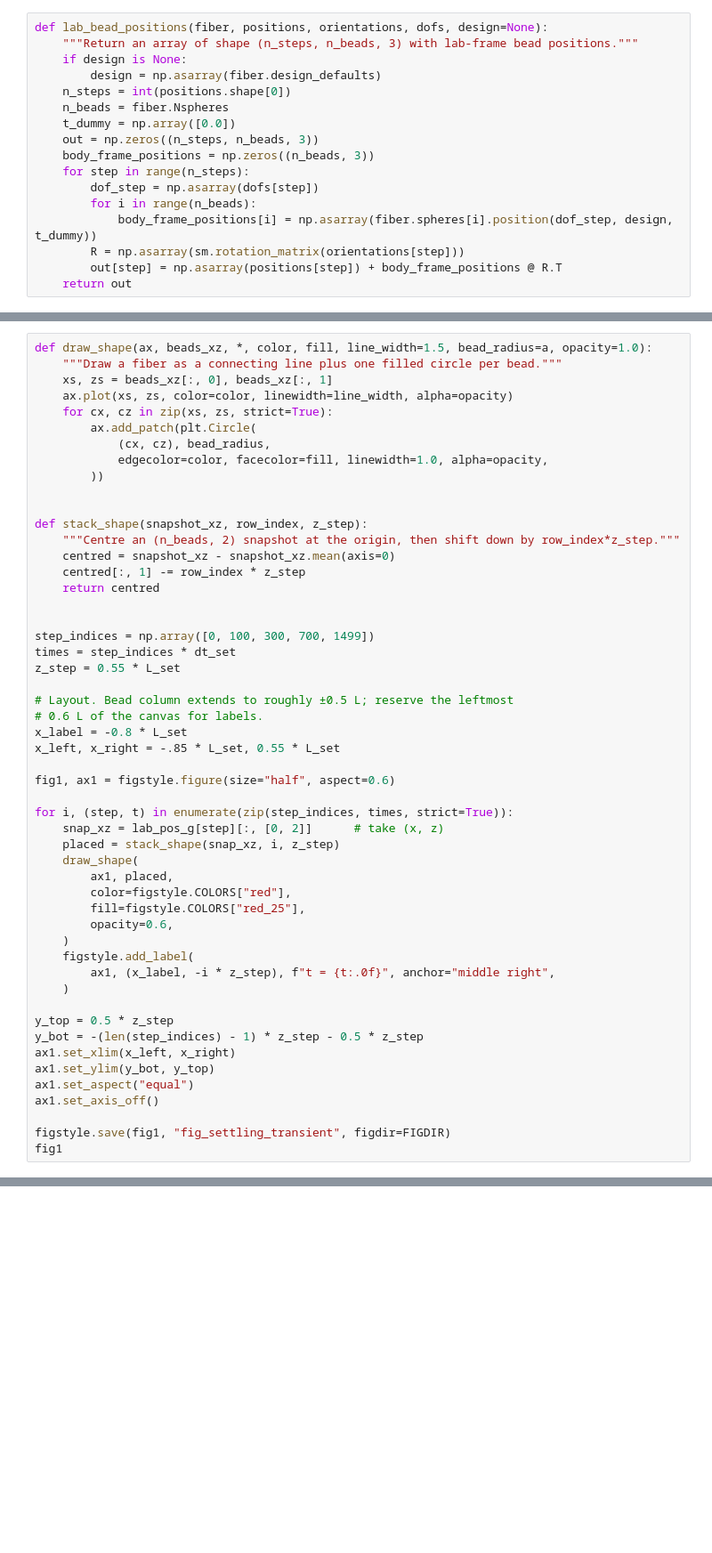
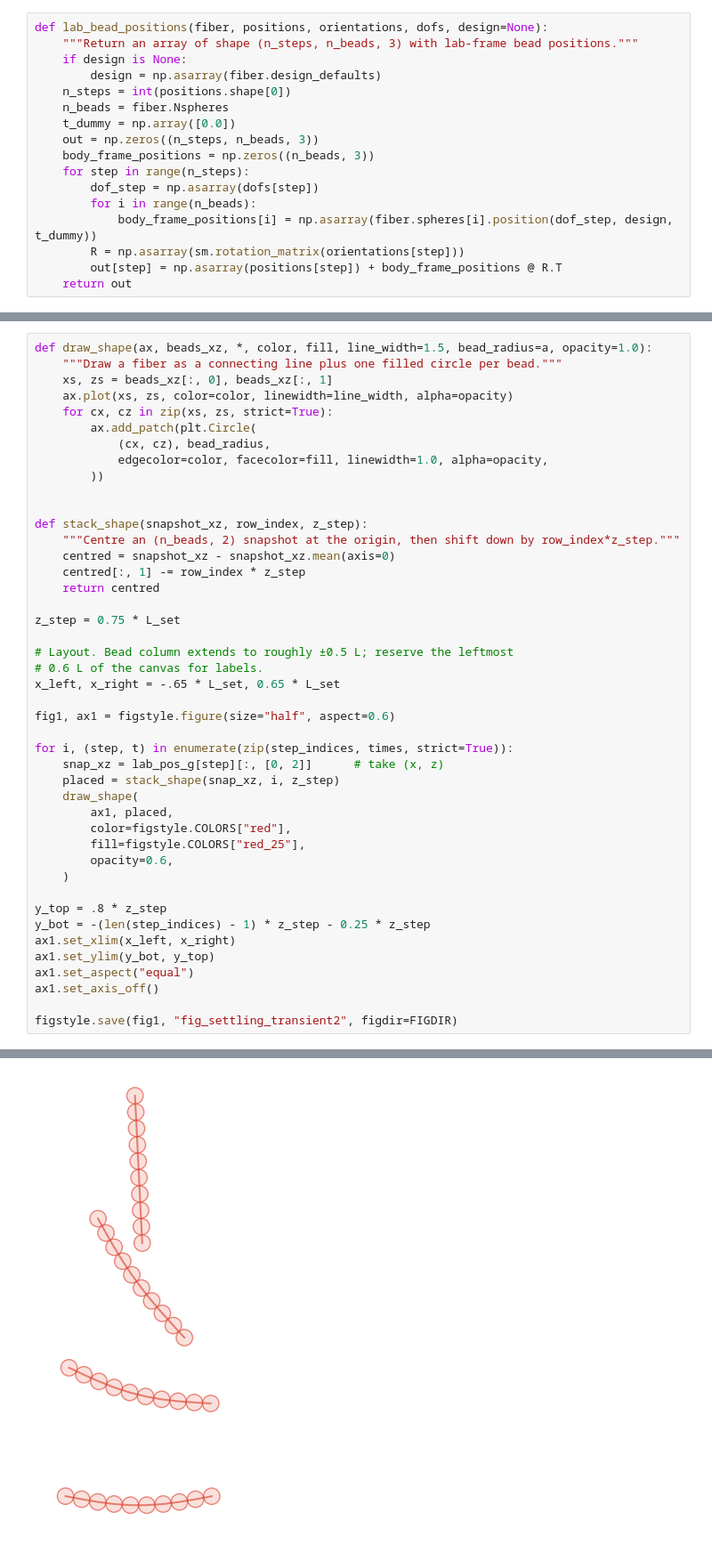
Before and after one commit to C0PEP0D/SoftMobility, a Jupyter notebook: softmobility/tutorials/12_flexible_fiber_2d.ipynb, the cells around one changed output, grey strips where cells are left out. Shown at 89% size. Cells and saved outputs as stored; diff of their text form; blank space fills up the shorter version.

```diff
--- a/softmobility/tutorials/12_flexible_fiber_2d.ipynb
+++ b/softmobility/tutorials/12_flexible_fiber_2d.ipynb
@@ -179,15 +200,11 @@ def stack_shape(snapshot_xz, row_index, z_step):
     centred[:, 1] -= row_index * z_step
     return centred
 
-
-step_indices = np.array([0, 100, 300, 700, 1499])
-times = step_indices * dt_set
-z_step = 0.55 * L_set
+z_step = 0.75 * L_set
 
 # Layout. Bead column extends to roughly ±0.5 L; reserve the leftmost
 # 0.6 L of the canvas for labels.
-x_label = -0.8 * L_set
-x_left, x_right = -.85 * L_set, 0.55 * L_set
+x_left, x_right = -.65 * L_set, 0.65 * L_set
 
 fig1, ax1 = figstyle.figure(size="half", aspect=0.6)
 
@@ -200,16 +217,13 @@ for i, (step, t) in enumerate(zip(step_indices, times, strict=True)):
         fill=figstyle.COLORS["red_25"],
         opacity=0.6,
     )
-    figstyle.add_label(
-        ax1, (x_label, -i * z_step), f"t = {t:.0f}", anchor="middle right",
-    )
 
-y_top = 0.5 * z_step
-y_bot = -(len(step_indices) - 1) * z_step - 0.5 * z_step
+y_top = .8 * z_step
+y_bot = -(len(step_indices) - 1) * z_step - 0.25 * z_step
 ax1.set_xlim(x_left, x_right)
 ax1.set_ylim(y_bot, y_top)
 ax1.set_aspect("equal")
 ax1.set_axis_off()
 
-figstyle.save(fig1, "fig_settling_transient", figdir=FIGDIR)
-fig1
+figstyle.save(fig1, "fig_settling_transient2", figdir=FIGDIR)
+# %% [output]
@@ -216 +231,2 @@ fig1
+[figure, added]
 # %% [markdown]
```
Also changed, not shown: parts of 15 cells of this notebook, 28 other files.
